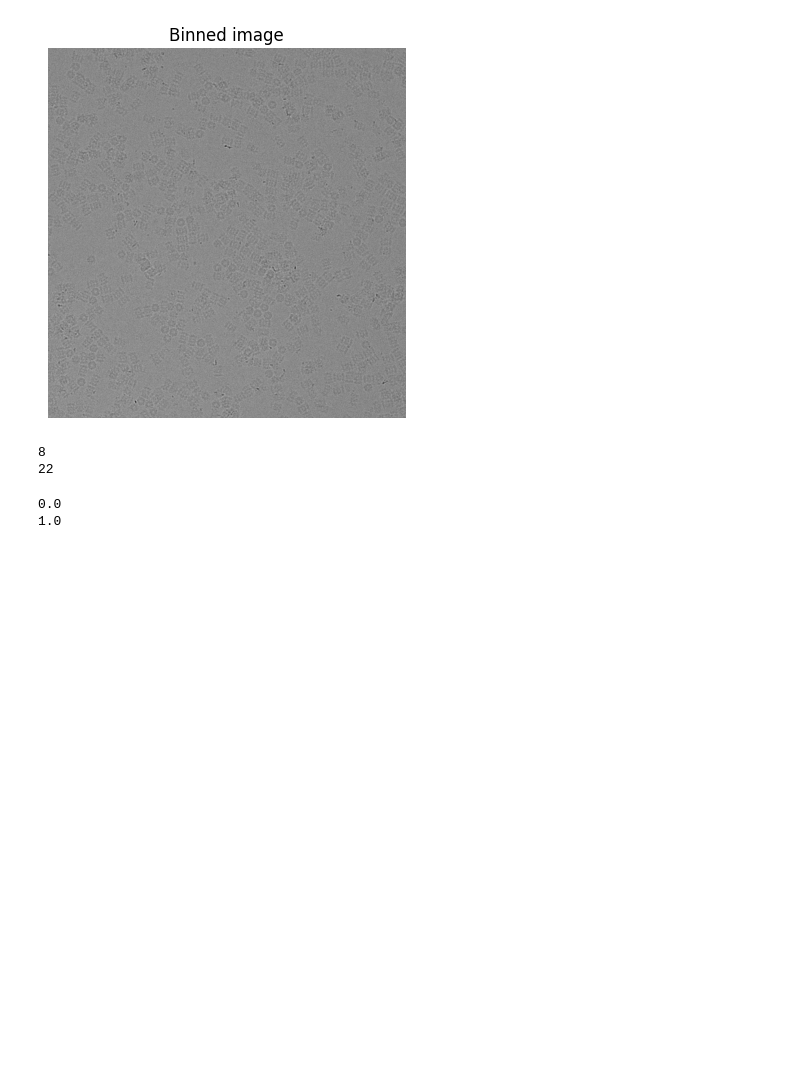
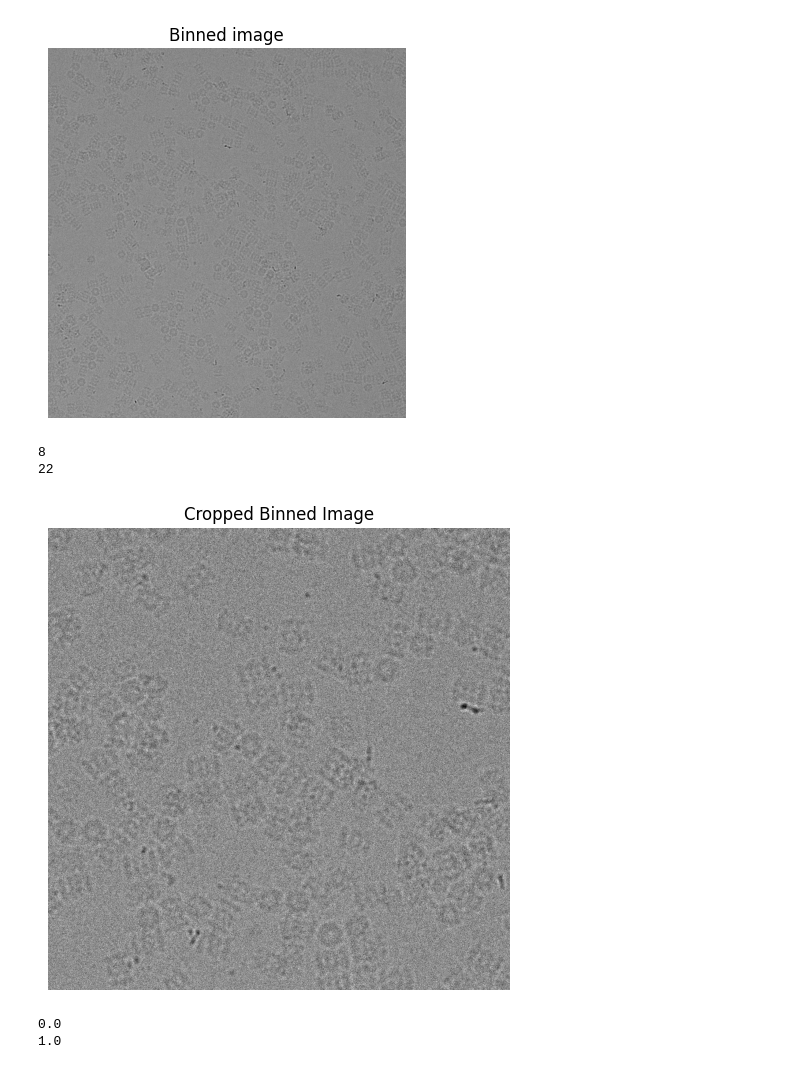
Before and after one commit to tsiamba/Projet_GPI_Tsiambaka, a Jupyter notebook: Projet_GPI_structurale_Tsiambaka.ipynb, the cells around one changed output. Cells and saved outputs as stored; diff of their text form; code cells hidden in the pictures; blank space fills up the shorter version.

```diff
--- a/Projet_GPI_structurale_Tsiambaka.ipynb
+++ b/Projet_GPI_structurale_Tsiambaka.ipynb
@@ -221,6 +225,26 @@ print(binned_image.max())
 [figure]
 8
 22
+# %%
+### crop of the binned image
+
+# Define crop coordinates
+x_start = 200
+x_end = 1000
+y_start = 200
+y_end = 1000
+
+# Crop the binned image
+cropped_binned_image = binned_image[y_start:y_end, x_start:x_end]
+
+# Display
+plt.figure(figsize=(6,6))
+plt.imshow(cropped_binned_image, cmap='gray')
+plt.title("Cropped Binned Image")
+plt.axis('off')
+plt.show()
+# %% [output]
+[figure, added]
 # %%
 #normalization
 def normalization(image):
```
Also changed, not shown: parts of 5 cells of this notebook.
